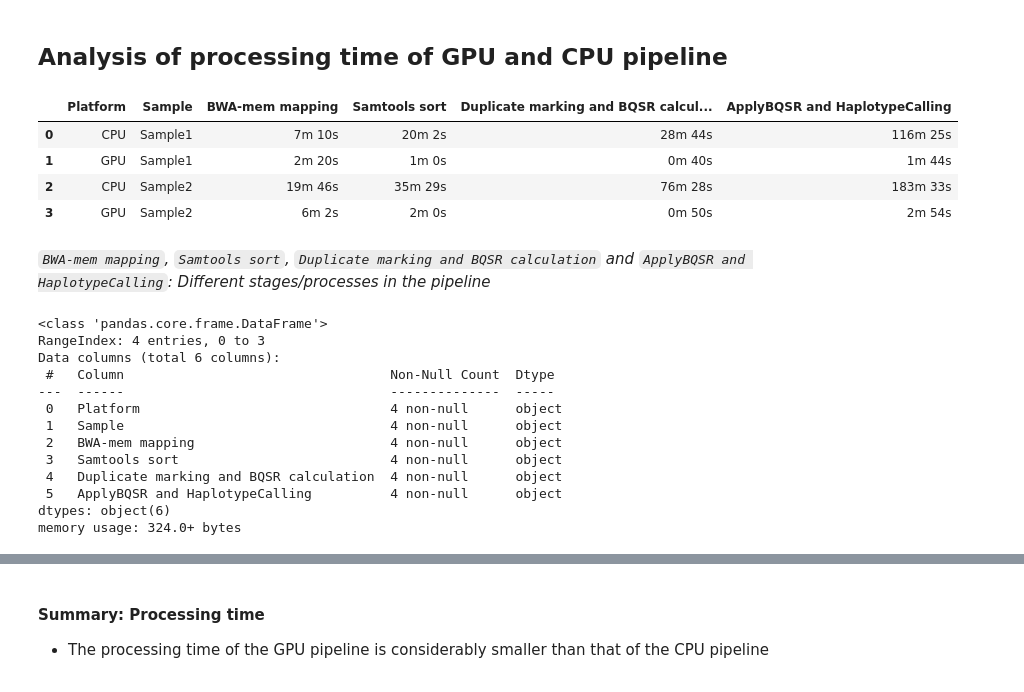
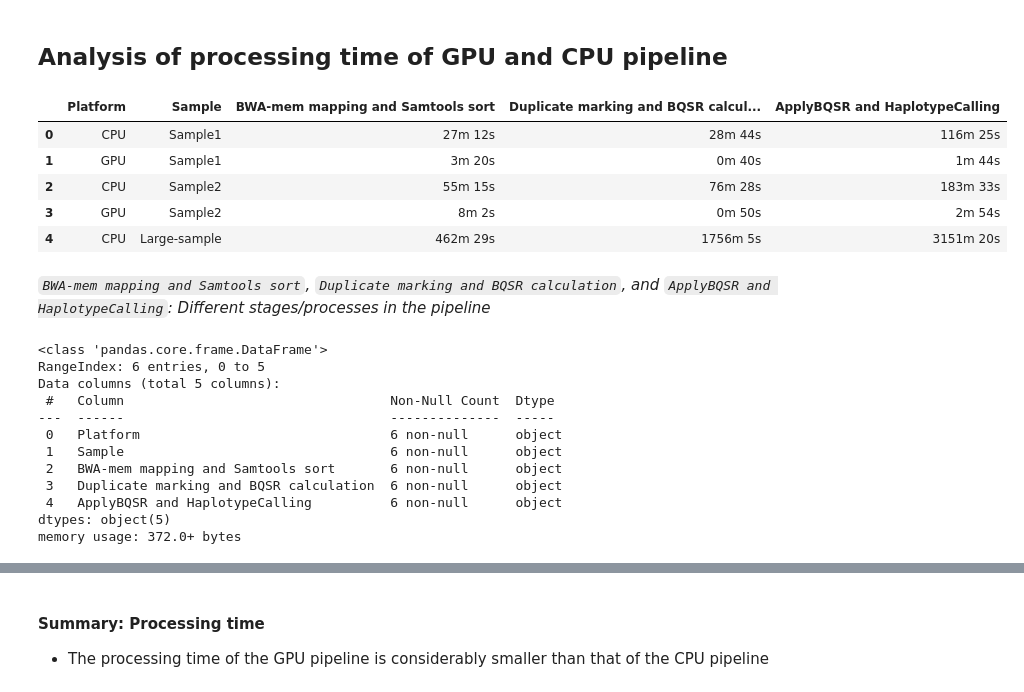
Before and after one commit to NAICNO/accelerated_genomics, a Jupyter notebook: notebooks/GPU_vs_CPU.ipynb, the cells around one changed output, grey strips where cells are left out. Cells and saved outputs as stored; diff of their text form; code cells hidden in the pictures.

```diff
--- a/notebooks/GPU_vs_CPU.ipynb
+++ b/notebooks/GPU_vs_CPU.ipynb
@@ -134,32 +173,33 @@ Text(0.5, 0.98, 'Percentage of variants')
 # %% [markdown]
 ## Analysis of processing time of GPU and CPU pipeline
 # %%
-df_times = pd.read_table("metadata/processing_time.tsv")
+#df_times = pd.read_table("metadata/processing_time.tsv")
+df_times = pd.read_table("metadata/processing_time_v2.csv", sep=";")
 df_times.head()
 # %% [output]
-|  | Platform | Sample | BWA-mem mapping | Samtools sort | Duplicate marking and BQSR calcul... | ApplyBQSR and HaplotypeCalling |
-| 0 | CPU | Sample1 | 7m 10s | 20m 2s | 28m 44s | 116m 25s |
-| 1 | GPU | Sample1 | 2m 20s | 1m 0s | 0m 40s | 1m 44s |
-| 2 | CPU | Sample2 | 19m 46s | 35m 29s | 76m 28s | 183m 33s |
-| 3 | GPU | Sample2 | 6m 2s | 2m 0s | 0m 50s | 2m 54s |
+|  | Platform | Sample | BWA-mem mapping and Samtools sort | Duplicate marking and BQSR calcul... | ApplyBQSR and HaplotypeCalling |
+| 0 | CPU | Sample1 | 27m 12s | 28m 44s | 116m 25s |
+| 1 | GPU | Sample1 | 3m 20s | 0m 40s | 1m 44s |
+| 2 | CPU | Sample2 | 55m 15s | 76m 28s | 183m 33s |
+| 3 | GPU | Sample2 | 8m 2s | 0m 50s | 2m 54s |
+| 4 | CPU | Large-sample | 462m 29s | 1756m 5s | 3151m 20s |
 # %% [markdown]
-*`BWA-mem mapping`, `Samtools sort`, `Duplicate marking and BQSR calculation` and `ApplyBQSR and HaplotypeCalling`: Different stages/processes in the pipeline*
+*`BWA-mem mapping and Samtools sort`, `Duplicate marking and BQSR calculation`, and `ApplyBQSR and HaplotypeCalling`: Different stages/processes in the pipeline*
 # %%
 df_times.info()
 # %% [output]
 <class 'pandas.core.frame.DataFrame'>
-RangeIndex: 4 entries, 0 to 3
-Data columns (total 6 columns):
+RangeIndex: 6 entries, 0 to 5
+Data columns (total 5 columns):
  #   Column                                  Non-Null Count  Dtype
 ---  ------                                  --------------  -----
- 0   Platform                                4 non-null      object
- 1   Sample                                  4 non-null      object
- 2   BWA-mem mapping                         4 non-null      object
- 3   Samtools sort                           4 non-null      object
- 4   Duplicate marking and BQSR calculation  4 non-null      object
- 5   ApplyBQSR and HaplotypeCalling          4 non-null      object
-dtypes: object(6)
-memory usage: 324.0+ bytes
+ 0   Platform                                6 non-null      object
+ 1   Sample                                  6 non-null      object
+ 2   BWA-mem mapping and Samtools sort       6 non-null      object
+ 3   Duplicate marking and BQSR calculation  6 non-null      object
+ 4   ApplyBQSR and HaplotypeCalling          6 non-null      object
+dtypes: object(5)
+memory usage: 372.0+ bytes
 # %%
 def convert_to_minutes(time_str_series):
     """Convert time durations to seconds"""
```
Also changed, not shown: parts of 18 cells of this notebook, 1 other file.
